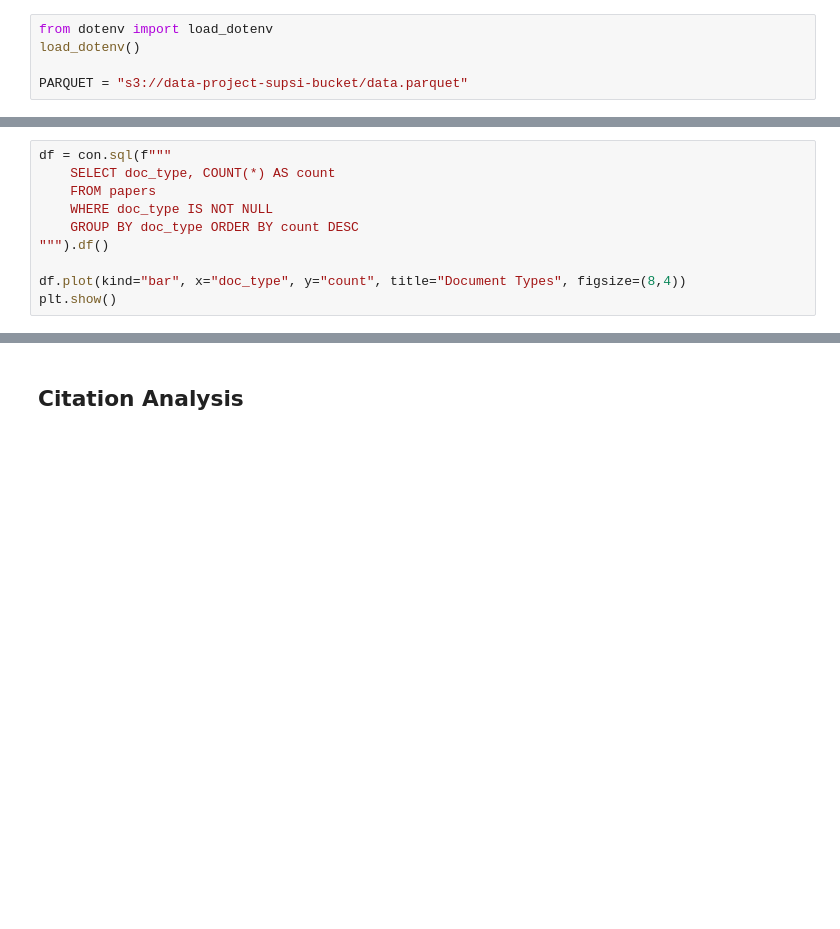
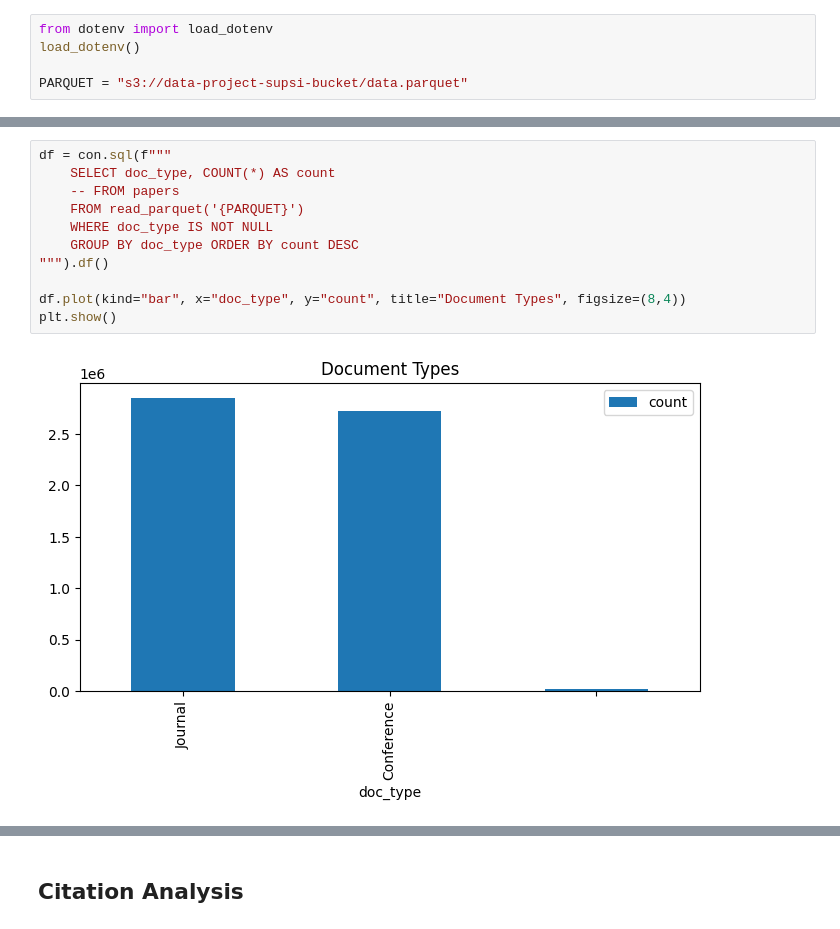
Before and after one commit to ManuCa93/data_project_3, a Jupyter notebook: notebook.ipynb, the cells around one changed output, grey strips where cells are left out. Cells and saved outputs as stored; diff of their text form; blank space fills up the shorter version.

```diff
--- a/notebook.ipynb
+++ b/notebook.ipynb
@@ -95,11 +122,14 @@ plt.show()
 # %%
 df = con.sql(f"""
     SELECT doc_type, COUNT(*) AS count
-    FROM papers
+    -- FROM papers
+    FROM read_parquet('{PARQUET}')
     WHERE doc_type IS NOT NULL
     GROUP BY doc_type ORDER BY count DESC
 """).df()
 
 df.plot(kind="bar", x="doc_type", y="count", title="Document Types", figsize=(8,4))
 plt.show()
+# %% [output]
+[figure, added]
 # %%
```
Also changed, not shown: parts of 53 cells of this notebook, 2 other files.
